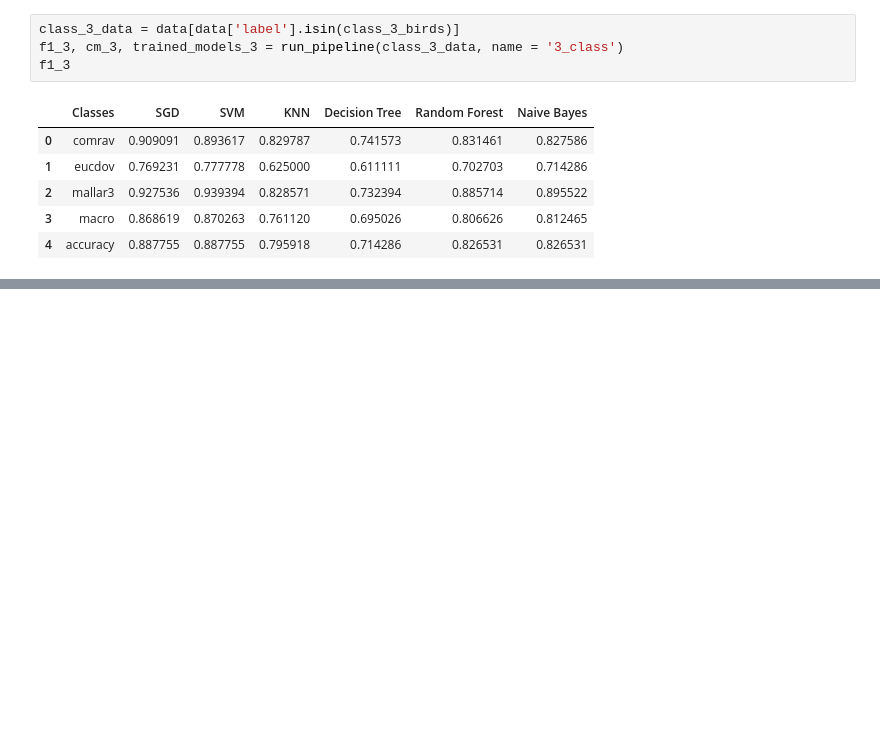
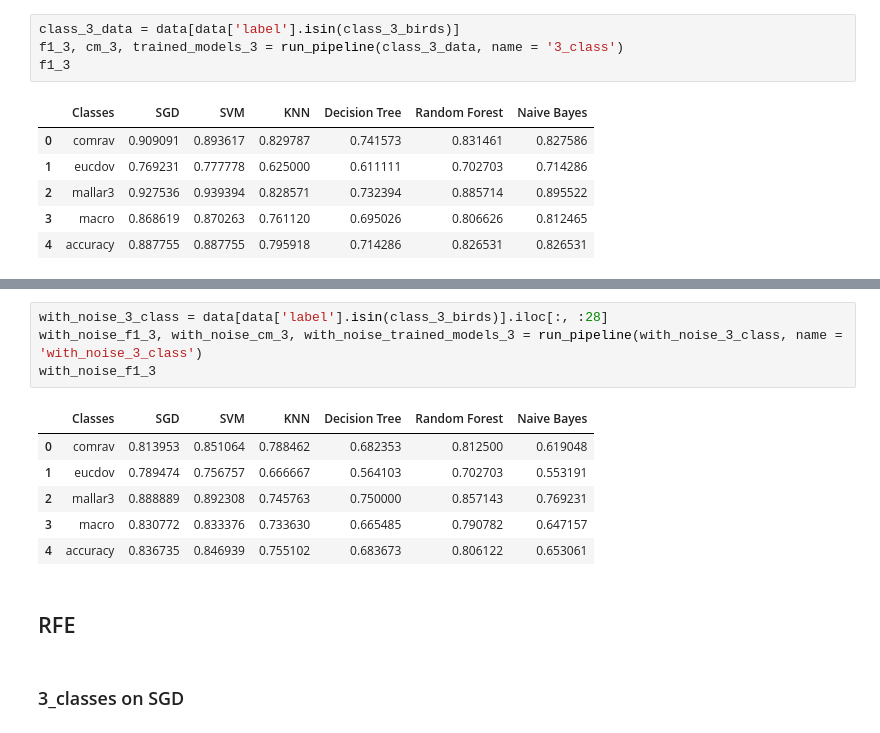
Before and after one commit to bird-classifier/classifier, a Jupyter notebook: mfcc_models.ipynb, the cells around one changed output, grey strips where cells are left out. Drawn from its saved outputs; the diff is of its cells as text; blank space fills up the shorter version.

```diff
--- a/mfcc_models.ipynb
+++ b/mfcc_models.ipynb
@@ -265,3 +277,18 @@ f1_3
+# %%
+with_noise_3_class = data[data['label'].isin(class_3_birds)].iloc[:, :28]
+with_noise_f1_3, with_noise_cm_3, with_noise_trained_models_3 = run_pipeline(with_noise_3_class, name = 'with_noise_3_class')
+with_noise_f1_3
+# %% [output]
+|  | Classes | SGD | SVM | KNN | Decision Tree | Random Forest | Naive Bayes |
+| 0 | comrav | 0.813953 | 0.851064 | 0.788462 | 0.682353 | 0.812500 | 0.619048 |
+| 1 | eucdov | 0.789474 | 0.756757 | 0.666667 | 0.564103 | 0.702703 | 0.553191 |
+| 2 | mallar3 | 0.888889 | 0.892308 | 0.745763 | 0.750000 | 0.857143 | 0.769231 |
+| 3 | macro | 0.830772 | 0.833376 | 0.733630 | 0.665485 | 0.790782 | 0.647157 |
+| 4 | accuracy | 0.836735 | 0.846939 | 0.755102 | 0.683673 | 0.806122 | 0.653061 |
+# %% [markdown]
+## RFE
+# %% [markdown]
+### 3_classes on SGD
 # %%
 encoder = LabelEncoder()
 scaler = StandardScaler()
```
Also changed, not shown: parts of 18 cells of this notebook, 31 other files.
